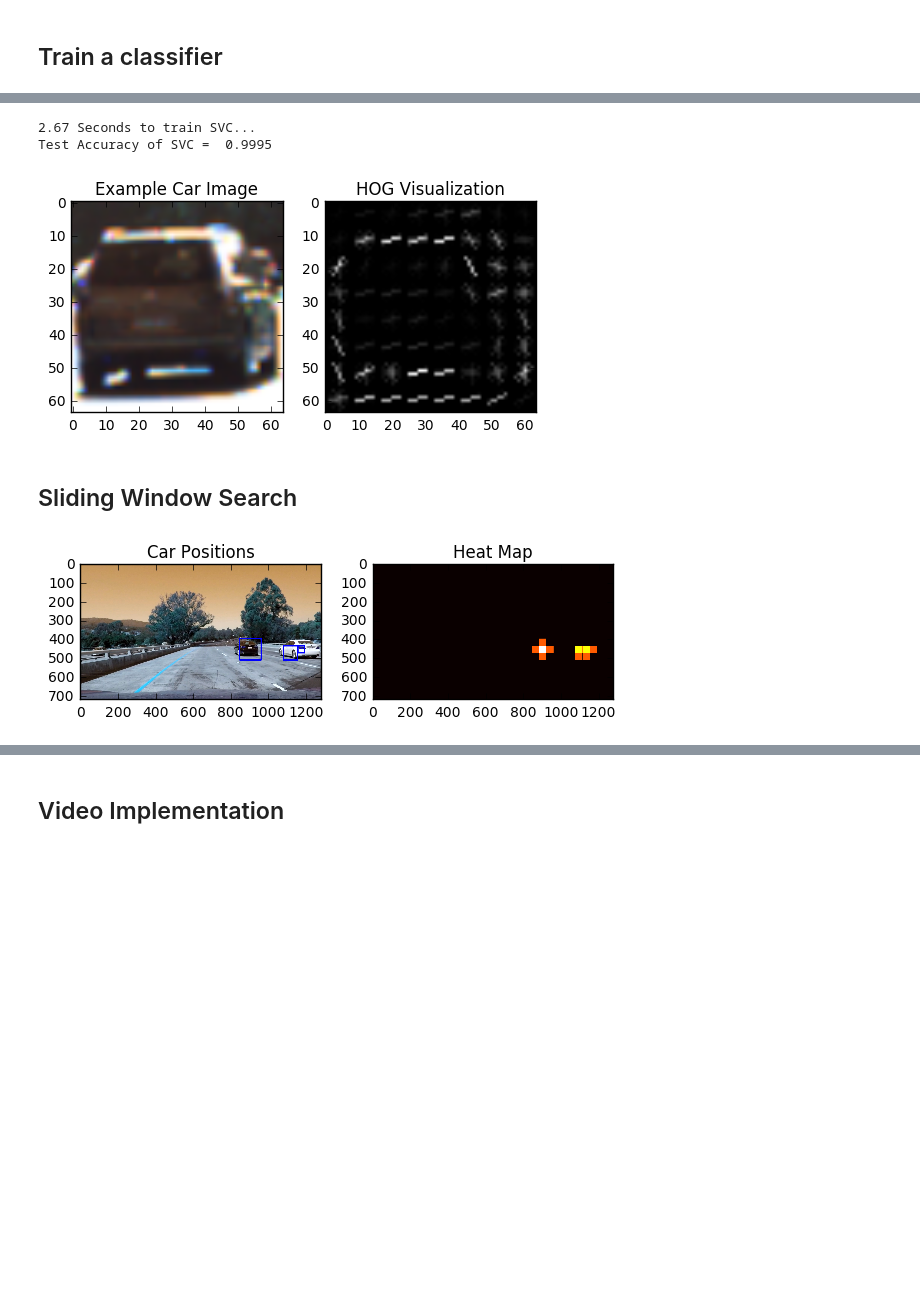
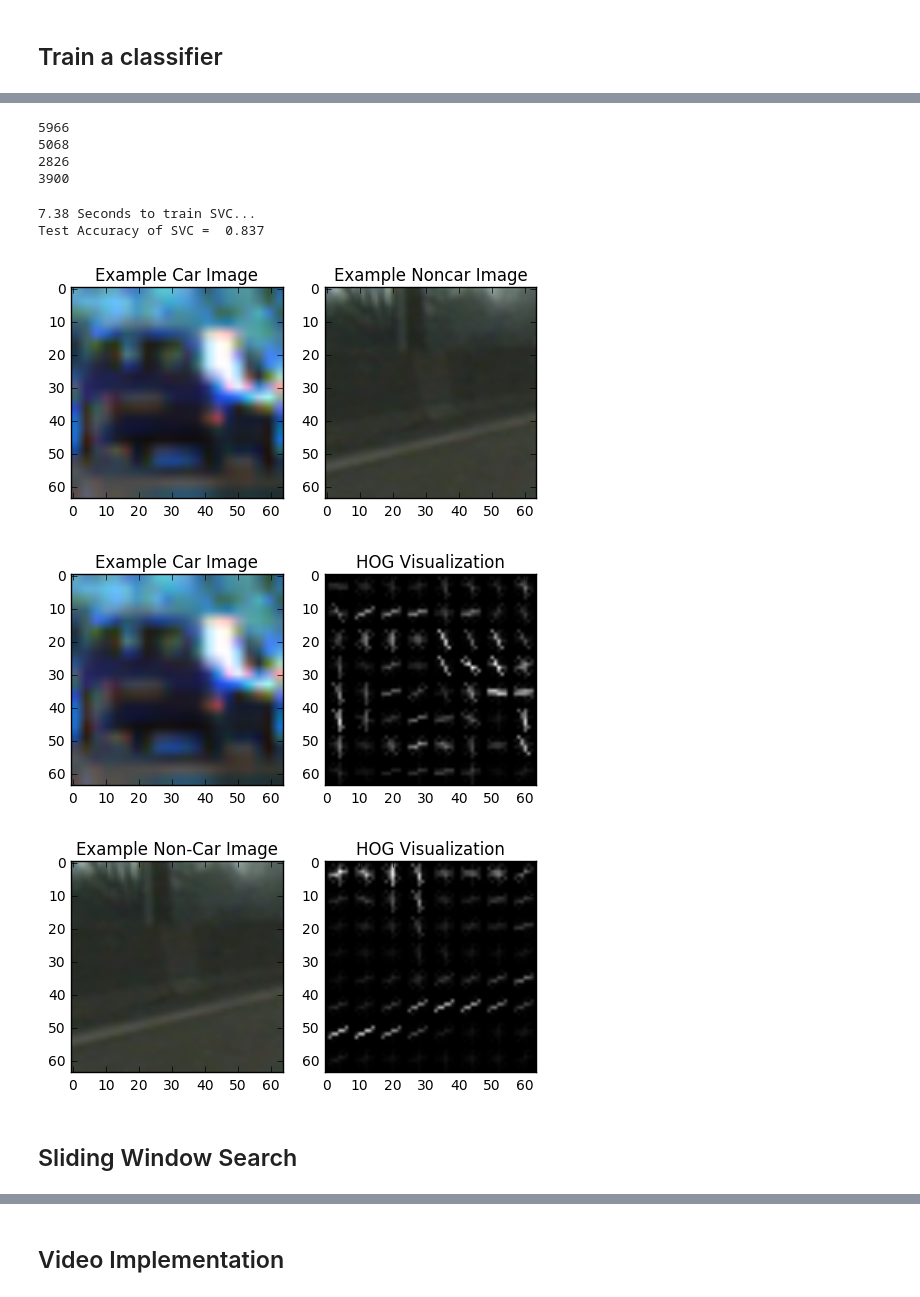
Before and after one commit to christycui/CarND-Vehicle-Detection, a Jupyter notebook: Vehicle Detection.ipynb, the cells around one changed output, grey strips where cells are left out. Drawn from its saved outputs; the diff is of its cells as text; code cells hidden in the pictures; blank space fills up the shorter version.

Commit message:
fixed scaler input in training classifier; added multi window search and vehicle tracking

```diff
--- a/Vehicle Detection.ipynb
+++ b/Vehicle Detection.ipynb
@@ -128,2 +150,12 @@ print(len(nonvehicles))
+# %%
+print(len(train_vehicles))
+print(len(train_nonvehicles))
+print(len(test_vehicles))
+print(len(test_nonvehicles))
+# %% [output]
+5966
+5068
+2826
+3900
 # %%
 # Balance
@@ -171,13 +223,13 @@ X_train, X_test, y_train, y_test = train_test_split(
 svc = LinearSVC()
 # Check the training time for the SVC
 t=time.time()
-svc.fit(X_train, y_train)
+svc.fit(train_scaled_X, y_train)
 t2 = time.time()
 print(round(t2-t, 2), 'Seconds to train SVC...')
 # Check the score of the SVC
-print('Test Accuracy of SVC = ', round(svc.score(X_test, y_test), 4))
+print('Test Accuracy of SVC = ', round(svc.score(test_scaled_X, y_test), 4))
 # Check the prediction time for a single sample
 t=time.time()
 # %% [output]
-2.67 Seconds to train SVC...
-Test Accuracy of SVC =  0.9995
+7.38 Seconds to train SVC...
+Test Accuracy of SVC =  0.837
@@ -184,28 +242,52 @@ Test Accuracy of SVC =  0.9995
 # %%
 # HOG example
 ind = np.random.randint(0, len(vehicles))
 car = vehicles[ind]
+noncar = nonvehicles[ind]
+fig = plt.figure()
+plt.subplot(121)
+plt.imshow(car, cmap='gray')
+plt.title('Example Car Image')
+plt.subplot(122)
+plt.imshow(noncar, cmap='gray')
+plt.title('Example Noncar Image')
+plt.savefig('output_images/car_noncar.jpg')
 gray = cv2.cvtColor(car, cv2.COLOR_BGR2GRAY)
+gray_noncar = cv2.cvtColor(noncar, cv2.COLOR_BGR2GRAY)
 # Define HOG parameters
 orient = 9
 pix_per_cell = 8
 cell_per_block = 2
 # Call our function with vis=True to see an image output
 features, hog_image = get_hog_features(gray, orient,
+                        pix_per_cell, cell_per_block,
+                        vis=True, feature_vec=False)
+
+features, hog_image_noncar = get_hog_features(gray_noncar, orient,
                         pix_per_cell, cell_per_block,
                         vis=True, feature_vec=False)
 
 # Plot the example
 fig = plt.figure()
 plt.subplot(121)
 plt.imshow(car, cmap='gray')
 plt.title('Example Car Image')
 plt.subplot(122)
 plt.imshow(hog_image, cmap='gray')
 plt.title('HOG Visualization')
 plt.savefig('output_images/hog_example.jpg')
+fig = plt.figure()
+plt.subplot(121)
+plt.imshow(noncar, cmap='gray')
+plt.title('Example Non-Car Image')
+plt.subplot(122)
+plt.imshow(hog_image_noncar, cmap='gray')
+plt.title('HOG Visualization')
+plt.savefig('output_images/hog_noncar_example.jpg')
 # %% [output]
-[figure, old version]
+[figure, new version]
+[figure, added]
+[figure, added]
 # %% [markdown]
 ## Sliding Window Search
 # %%
@@ -301,8 +380,5 @@ scale = 1.3
 # %%
-# incorporate heat map
-box_list = find_cars(img, ystart, ystop, scale, svc, X_scaler, orient, pix_per_cell, cell_per_block, spatial_size, hist_bins)
-heat = np.zeros_like(img[:,:,0]).astype(np.float)
-
+# heatmap
 def add_heat(heatmap, bbox_list):
     # Iterate through list of bboxes
     for box in bbox_list:
@@ -320,6 +396,7 @@ def apply_threshold(heatmap, threshold):
     return heatmap
 
 def draw_labeled_bboxes(img, labels):
+    bboxes = []
     # Iterate through all detected cars
     for car_number in range(1, labels[1]+1):
         # Find pixels with each car_number label value
@@ -330,23 +407,7 @@ def draw_labeled_bboxes(img, labels):
         # Define a bounding box based on min/max x and y
         bbox = ((np.min(nonzerox), np.min(nonzeroy)), (np.max(nonzerox), np.max(nonzeroy)))
         # Draw the box on the image
+        bboxes.append(bbox)
         cv2.rectangle(img, bbox[0], bbox[1], (0,0,255), 6)
     # Return the image
-    return img
-
-heat = add_heat(heat,box_list)
-heat = apply_threshold(heat,1)
-heatmap = np.clip(heat, 0, 255)
-labels = label(heatmap)
-draw_img = draw_labeled_bboxes(np.copy(img), labels)
-fig = plt.figure()
-plt.subplot(121)
-plt.imshow(draw_img)
-plt.title('Car Positions')
-plt.subplot(122)
-plt.imshow(heatmap, cmap='hot')
-plt.title('Heat Map')
-fig.tight_layout()
-plt.savefig('output_images/heatmap.jpg')
+    return bboxes, img
-# %% [output]
-[figure, removed]
```
Also changed, not shown: parts of 16 cells of this notebook, 15 other files.
